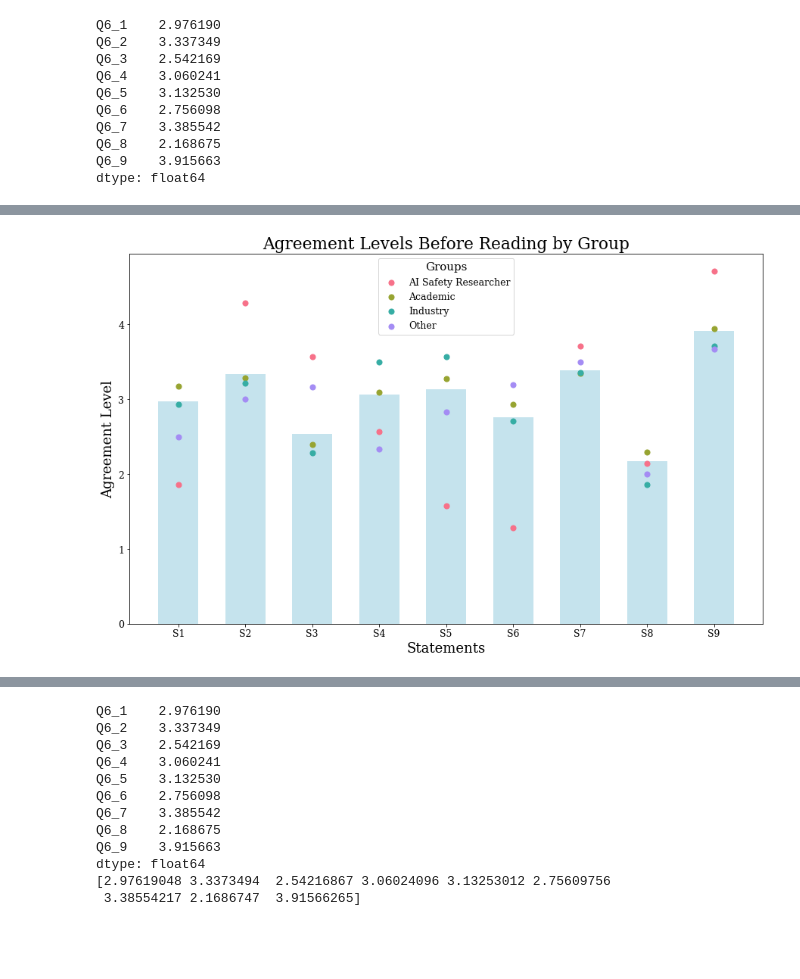
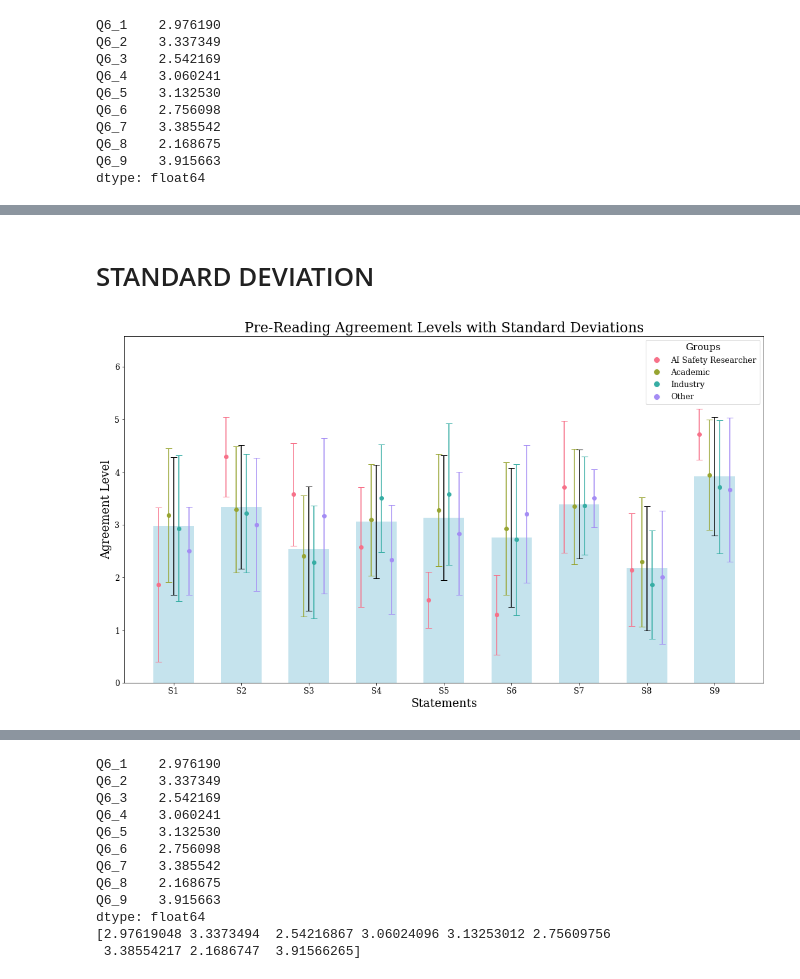
Before and after one commit to sevdeawesome/survey_figures, a Jupyter notebook: figure_2/figure_2.ipynb, the cells around one changed output, grey strips where cells are left out. Saved outputs shown, nothing was run; the diff lists cells and outputs as text; code cells hidden in the pictures; blank space fills up the shorter version.

Commit message:
Update figures

```diff
--- a/figure_2/figure_2.ipynb
+++ b/figure_2/figure_2.ipynb
@@ -65,12 +70,24 @@ df[post_questions] = df[post_questions].replace(swaps)
 # Calculate mean agreement scores for pre- and post-reading
 pre_means = df[pre_questions].mean()
 post_means = df[post_questions].mean()
+# %%
+reading_swap = {
+    7: "control",
+    9: "Russel",
+    11: "Joy",
+    13: "Aschenbrenner",
+}
+# %%
+df['reading'] = df['reading'].replace(reading_swap)
+
+# drop all rows that are 0 in the 'reading' column
+df = df[df['reading'] != 0]
 # %%
 
 # Calculate group means for pre- and post-reading
-groups = df['Q1'].unique()
-pre_group_means = df.groupby('Q1')[pre_questions].mean()
-post_group_means = df.groupby('Q1')[post_questions].mean()
+groups = df['reading'].unique()
+pre_group_means = df.groupby('reading')[pre_questions].mean()
+post_group_means = df.groupby('reading')[post_questions].mean()
 # %%
 pre_group_means
 # %% [output]
@@ -131,27 +254,64 @@ import numpy as np
+# %% [markdown]
+# STANDARD DEVIATION
 # %%
+import matplotlib.pyplot as plt
+import seaborn as sns
+import numpy as np
+import pandas as pd
 
 fig, ax = plt.subplots(figsize=(15, 9))
 
 x = range(1, 10)
-bars = ax.bar(x, pre_means, color='lightblue', alpha=0.7, width=0.6)
+bar_width = 0.6
 
-# Plot group means as scatter points
+# Calculate total means and standard deviations
+total_means = pre_means
+total_stds = df[['Q6_1', 'Q6_2', 'Q6_3', 'Q6_4', 'Q6_5', 'Q6_6', 'Q6_7', 'Q6_8', 'Q6_9']].std()
+
+# Plot total means with error bars
+bars = ax.bar(x, total_means, color='lightblue', alpha=0.7, width=bar_width, yerr=total_stds, capsize=5, zorder=1)
+
+# Define color palette explicitly
 groups = ['AI Safety Researcher', 'Academic', 'Industry', 'Other']
 colors = sns.color_palette("husl", n_colors=len(groups))
+
+# Calculate offsets for spreading out the points
+num_groups = len(groups)
+offsets = np.linspace(-bar_width/2 + bar_width/(num_groups*2),
+                      bar_width/2 - bar_width/(num_groups*2),
+                      num_groups)
+
+# Plot group means as scatter points with error bars
 for i, group in enumerate(groups):
-    group_means = pre_group_means.loc[group, ['Q6_1', 'Q6_2', 'Q6_3', 'Q6_4', 'Q6_5', 'Q6_6', 'Q6_7', 'Q6_8', 'Q6_9']]
-    ax.scatter(x, group_means, color=colors[i], label=group, s=50, zorder=3)
+    pre_group_means_row = pre_group_means.loc[group, ['Q6_1', 'Q6_2', 'Q6_3', 'Q6_4', 'Q6_5', 'Q6_6', 'Q6_7', 'Q6_8', 'Q6_9']]
+
+    # Calculate standard deviations for this group
+    group_stds = df[df['Q1'] == group][['Q6_1', 'Q6_2', 'Q6_3', 'Q6_4', 'Q6_5', 'Q6_6', 'Q6_7', 'Q6_8', 'Q6_9']].std()
+
+    for j in range(9):
+        x_pos = x[j] + offsets[i]
+        ax.errorbar(x_pos, pre_group_means_row[j], yerr=group_stds[j],
+                    fmt='o', color=colors[i], capsize=5, capthick=1, zorder=2)
 
 # Customize the plot
 ax.set_ylabel('Agreement Level', fontsize='medium')
 ax.set_xlabel('Statements', fontsize='medium')
-ax.set_title('Agreement Levels Before Reading by Group', fontsize='large')
+ax.set_title('Pre-Reading Agreement Levels with Standard Deviations', fontsize='large')
 ax.set_xticks(x)
 ax.set_xticklabels([f'S{i}' for i in range(1, 10)])
-ax.legend(title='Groups', fontsize='x-small', title_fontsize='small')
 
-props = dict(boxstyle='round', facecolor='wheat', alpha=0.5)
+# Create legend with correct colors
+legend_elements = [plt.Line2D([0], [0], marker='o', color='w', label=group,
+                   markerfacecolor=color, markersize=10)
+                   for group, color in zip(groups, colors)]
+ax.legend(handles=legend_elements, title='Groups', fontsize='x-small', title_fontsize='small')
 
+# Set y-axis limits to accommodate error bars
+y_min = 0  # Assuming agreement levels start at 0
+y_max = max((pre_group_means + group_stds).max().max(), (total_means + total_stds).max()) + 0.5
+ax.set_ylim(y_min, y_max)
+
+plt.tight_layout()
 plt.show()
 # %% [output]
-[figure, old version]
+[figure, new version]
```
Also changed, not shown: parts of 16 cells of this notebook, 2 other files.
